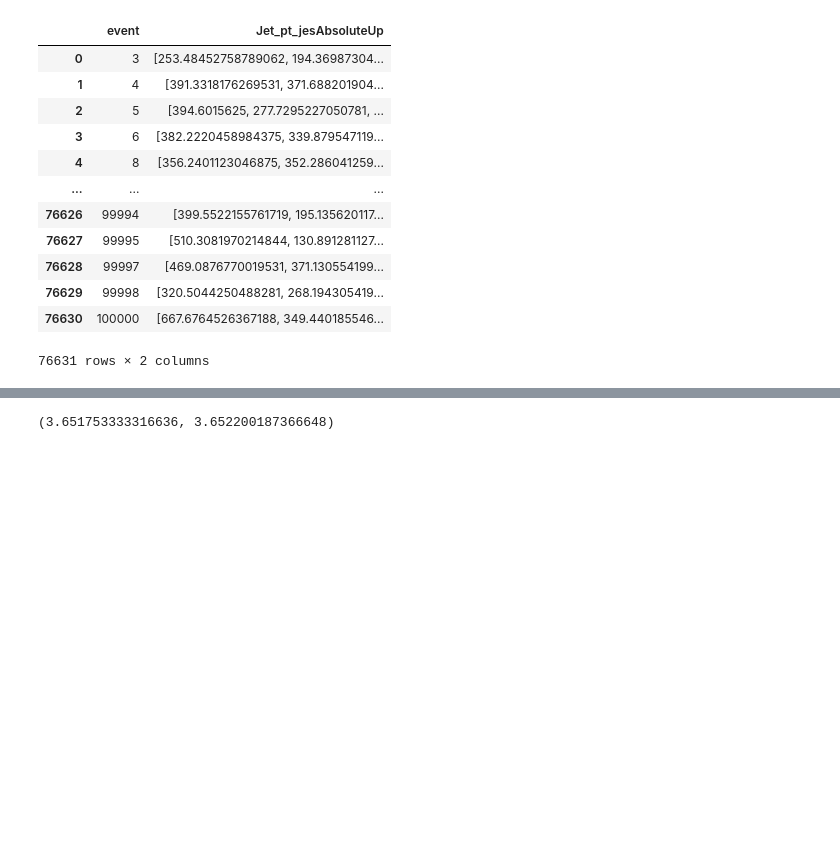
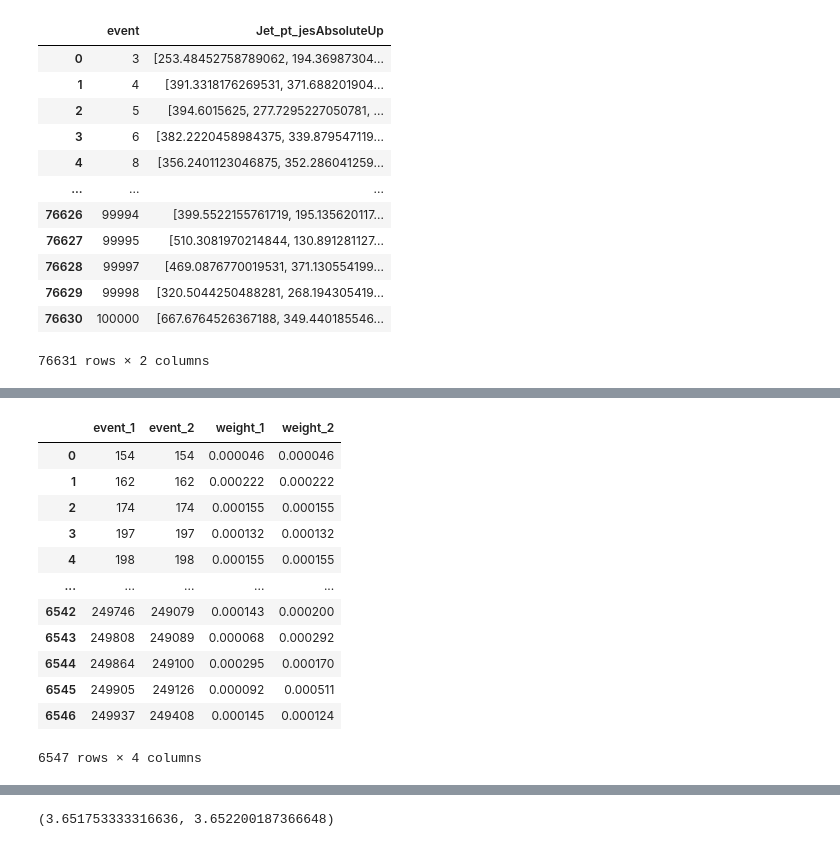
Before and after one commit to aashayarora/vbs-1lep, a Jupyter notebook: validation/genstudy.ipynb, the cells around one changed output, grey strips where cells are left out. Drawn from its saved outputs; the diff is of its cells as text; code cells hidden in the pictures; blank space fills up the shorter version.

```diff
--- a/validation/genstudy.ipynb
+++ b/validation/genstudy.ipynb
@@ -217,3 +240,19 @@ df2 = df2.sort_values(["event", "Hbbscore"]).reset_index(drop=True)
+# %%
+df1.join(df2, lsuffix="_1", rsuffix="_2")[["event_1", "event_2", "weight_1", "weight_2"]]
+# %% [output]
+|  | event_1 | event_2 | weight_1 | weight_2 |
+| 0 | 154 | 154 | 0.000046 | 0.000046 |
+| 1 | 162 | 162 | 0.000222 | 0.000222 |
+| 2 | 174 | 174 | 0.000155 | 0.000155 |
+| 3 | 197 | 197 | 0.000132 | 0.000132 |
+| 4 | 198 | 198 | 0.000155 | 0.000155 |
+| ... | ... | ... | ... | ... |
+| 6542 | 249746 | 249079 | 0.000143 | 0.000200 |
+| 6543 | 249808 | 249089 | 0.000068 | 0.000292 |
+| 6544 | 249864 | 249100 | 0.000295 | 0.000170 |
+| 6545 | 249905 | 249126 | 0.000092 | 0.000511 |
+| 6546 | 249937 | 249408 | 0.000145 | 0.000124 |
+6547 rows × 4 columns
 # %%
 BDT_CUT = 0.56
 DNN_CUT = 0.92
```
Also changed, not shown: parts of 12 cells of this notebook, 23 other files.
